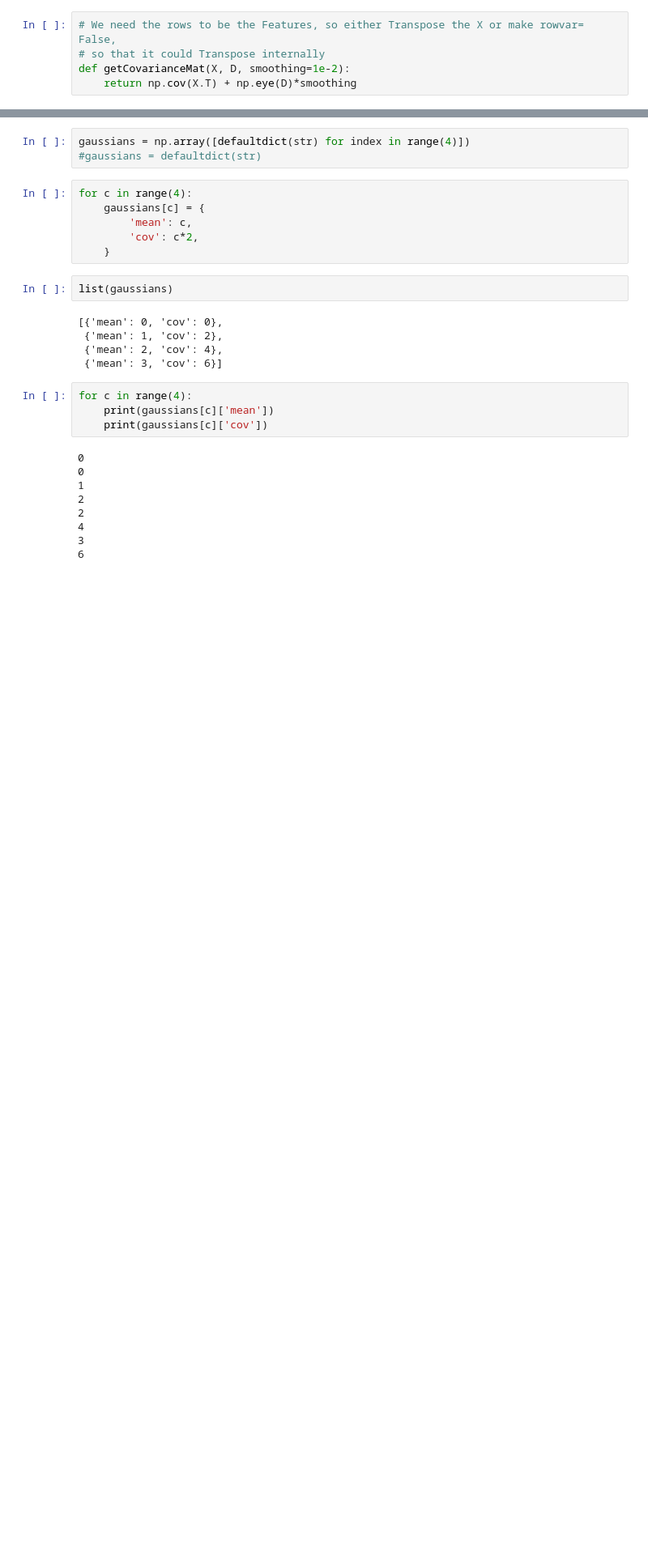
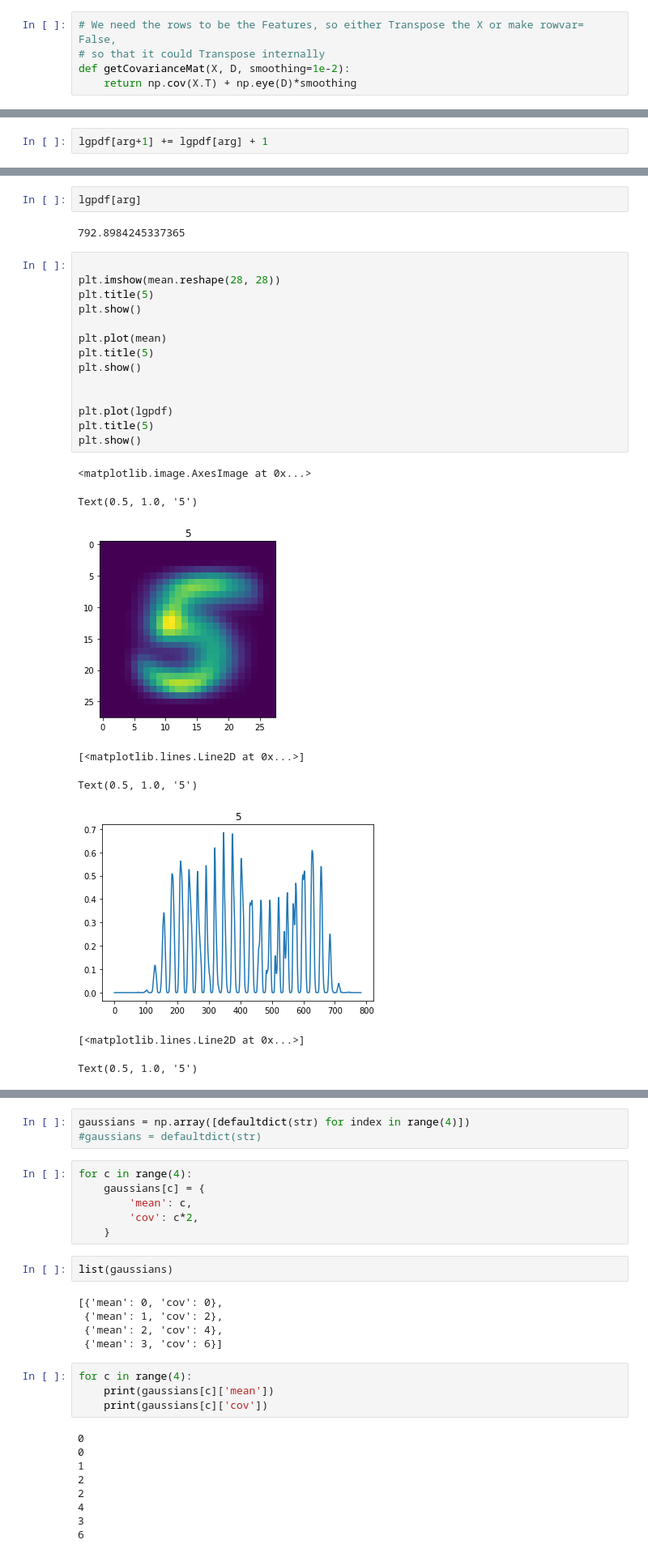
Before and after one commit to dhirajhimani/Jaskerat_ML_Course, a Jupyter notebook: Mnsit/MNSIT_Naive_Bayes.ipynb, the cells around one changed output, grey strips where cells are left out. Shown: that part at 81% size. Cells and saved outputs as stored; diff of their text form; blank space fills up the shorter version.

```diff
--- a/Mnsit/MNSIT_Naive_Bayes.ipynb
+++ b/Mnsit/MNSIT_Naive_Bayes.ipynb
@@ -85,0 +112,2 @@ lgpdf[167]
+# %%
+lgpdf[arg+1] += lgpdf[arg] + 1
@@ -85,0 +119,27 @@ lgpdf[167]
+# %%
+lgpdf[arg]
+# %% [output]
+792.8984245337365
+# %%
+
+plt.imshow(mean.reshape(28, 28))
+plt.title(5)
+plt.show()
+
+plt.plot(mean)
+plt.title(5)
+plt.show()
+
+
+plt.plot(lgpdf)
+plt.title(5)
+plt.show()
+# %% [output]
+<matplotlib.image.AxesImage at 0x...>
+Text(0.5, 1.0, '5')
+[figure, added]
+[<matplotlib.lines.Line2D at 0x...>]
+Text(0.5, 1.0, '5')
+[figure, added]
+[<matplotlib.lines.Line2D at 0x...>]
+Text(0.5, 1.0, '5')
```
Also changed, not shown: parts of 13 cells of this notebook, 4 other files.
